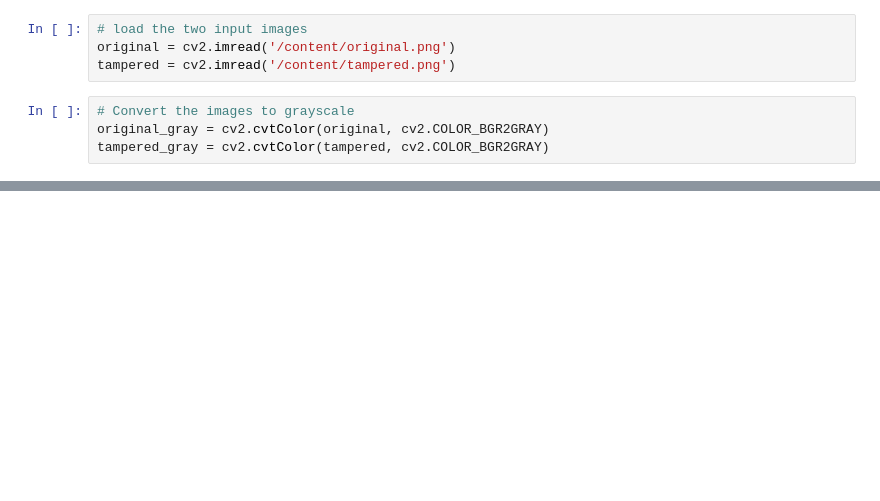
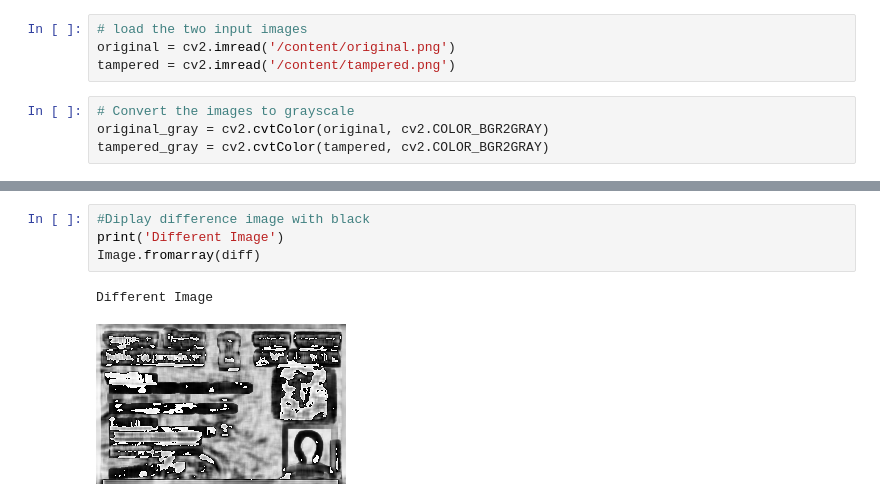
Before and after one commit to chwasiq0569/Pan_Card_Tampering_DL, a Jupyter notebook: Pan_Card_Tampering.ipynb, the cells around one changed output, grey strips where cells are left out. Saved outputs shown, nothing was run; the diff lists cells and outputs as text; blank space fills up the shorter version.

```diff
--- a/Pan_Card_Tampering.ipynb
+++ b/Pan_Card_Tampering.ipynb
@@ -65,0 +92,7 @@ SSIM: 1.0
+# %%
+#Diplay difference image with black
+print('Different Image')
+Image.fromarray(diff)
+# %% [output]
+Different Image
+[figure, added]
```
Also changed, not shown: parts of 8 cells of this notebook.
